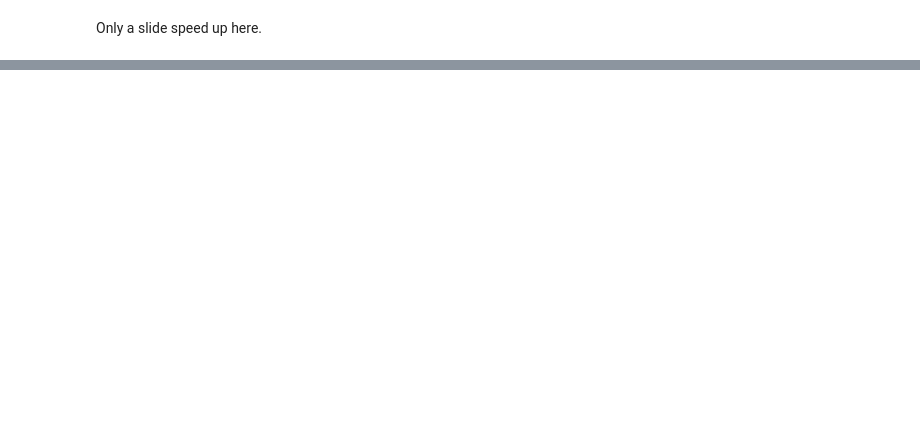
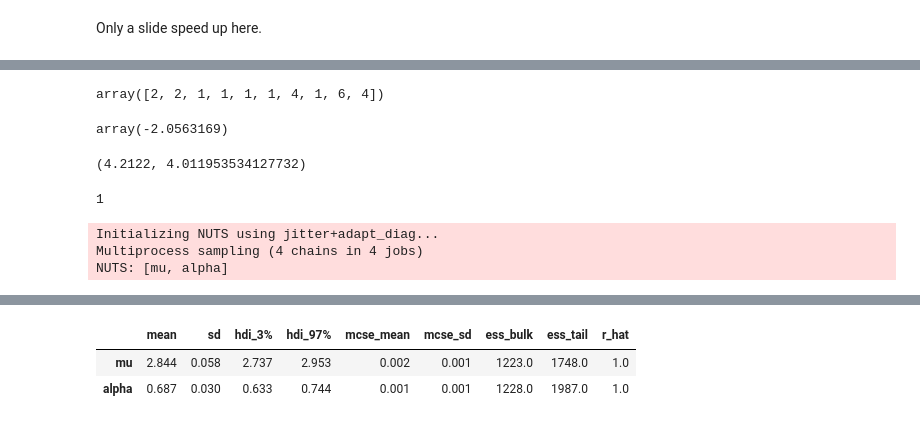
Before and after one commit to DrEntropy/negbin, a Jupyter notebook: neg_bin.ipynb, the cells around one changed output, grey strips where cells are left out. Drawn from its saved outputs; the diff is of its cells as text; code cells hidden in the pictures; blank space fills up the shorter version.

```diff
--- a/neg_bin.ipynb
+++ b/neg_bin.ipynb
@@ -96,0 +101,32 @@ Only a slide speed up here.
+# %%
+def logp_ztnb(value, mu, alpha):
+    return pm.logp(pm.NegativeBinomial.dist(mu=mu, alpha=alpha),value) - pt.log1mexp(pm.logp(pm.NegativeBinomial.dist(mu=mu, alpha=alpha),0))
+
+def rng_ztnb(mu,alpha, rng = None, size = None):
+     p = alpha / (mu + alpha)
+     n = alpha
+     samples = rng.negative_binomial(n, p, size= size)
+     while np.any(samples == 0):
+         idx = np.where(samples == 0)
+         samples[idx] = rng.negative_binomial(n, p, size= len(idx[0]))
+     return samples
+# %%
+rng_ztnb(2.7, 0.6, np.random, 10)
+# %% [output]
+array([2, 2, 1, 1, 1, 1, 4, 1, 6, 4])
+# %%
+logp_ztnb(pt.as_tensor_variable(3), 2.7, 0.6).eval()
+# %% [output]
+array(-2.0563169)
+# %%
+def simulate_data_zt(mu, alpha, num):
+    return rng_ztnb(mu, alpha, np.random, num)
+
+test = simulate_data_zt(2.7, 0.6, 10000)
+np.mean(test),np.std(test)
+# %% [output]
+(4.2122, 4.011953534127732)
+# %%
+min(test)
+# %% [output]
+1
@@ -96,0 +139,15 @@ Only a slide speed up here.
+# %%
+start = time.perf_counter()
+
+
+with ztnb_model:
+    trace = pm.sample(1000, tune=1000)
+
+end = time.perf_counter()
+
+print(f"Elapsed time: {end - start:.6f} seconds")
+az.summary(trace)
+# %% [output]
+Initializing NUTS using jitter+adapt_diag...
+Multiprocess sampling (4 chains in 4 jobs)
+NUTS: [mu, alpha]
@@ -96,0 +158,3 @@ Only a slide speed up here.
+|  | mean | sd | hdi_3% | hdi_97% | mcse_mean | mcse_sd | ess_bulk | ess_tail | r_hat |
+| mu | 2.844 | 0.058 | 2.737 | 2.953 | 0.002 | 0.001 | 1223.0 | 1748.0 | 1.0 |
+| alpha | 0.687 | 0.030 | 0.633 | 0.744 | 0.001 | 0.001 | 1228.0 | 1987.0 | 1.0 |
```
Also changed, not shown: parts of 9 cells of this notebook.
